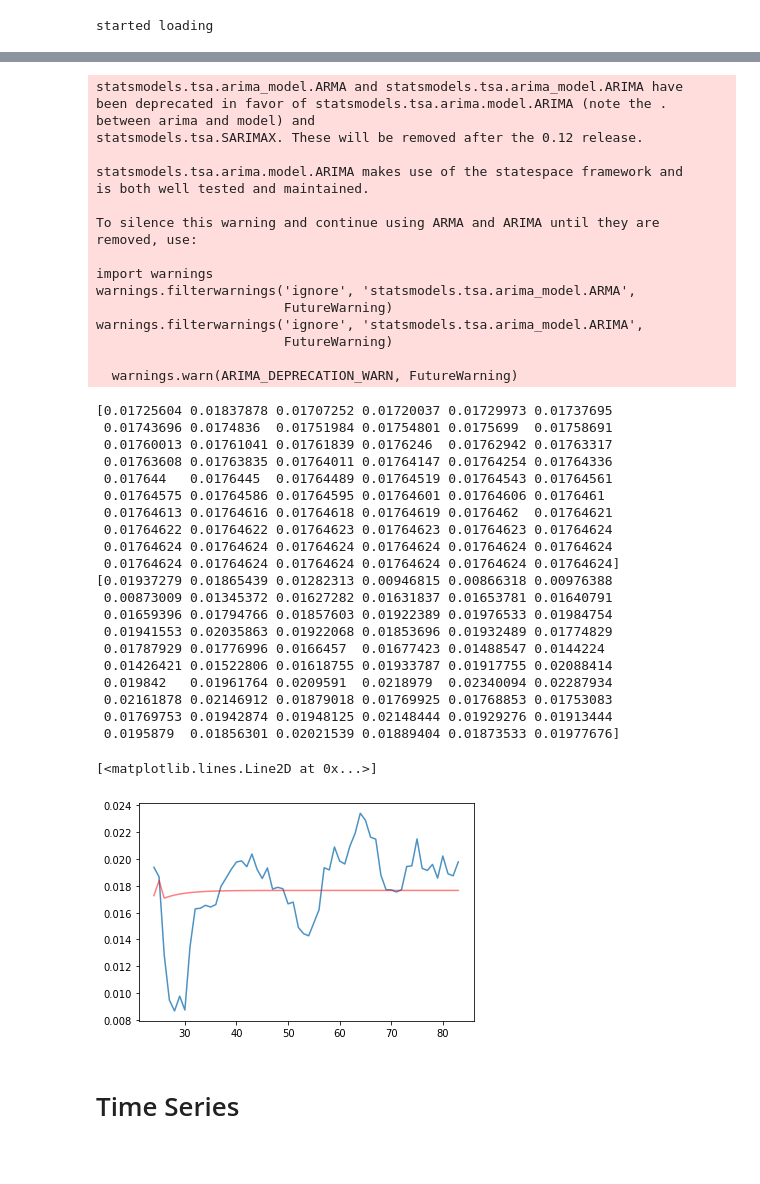
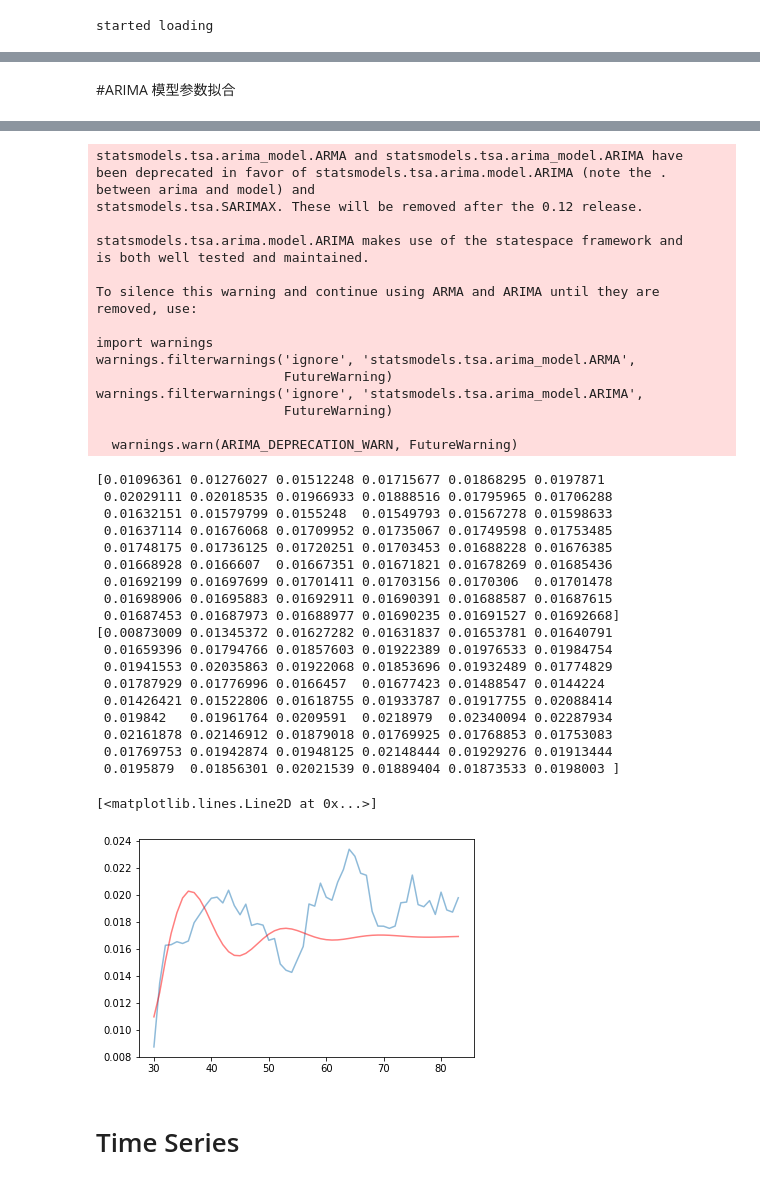
Before and after one commit to MingCHEN-Github/google-trace-analysis, a Jupyter notebook: CPUusage_ClusterLevel_TimeSeries.ipynb, the cells around one changed output, grey strips where cells are left out. Saved outputs shown, nothing was run; the diff lists cells and outputs as text; code cells hidden in the pictures.

```diff
--- a/CPUusage_ClusterLevel_TimeSeries.ipynb
+++ b/CPUusage_ClusterLevel_TimeSeries.ipynb
@@ -167,12 +141,22 @@ Total fit time: 4.207 seconds
+# %% [markdown]
+#ARIMA 模型参数拟合
 # %%
+# 只用84个数据进行拟合，拟合并不是很理想
+# 1）扩充数据规模，预处理，规整数据；2）神经网络方法，3）量子神经网络的方法
+from pmdarima import auto_arima
+stepwise_fit = auto_arima(X, trace=True, suppress_warnings=True)
+# 得出结果 Best model:  ARIMA(1,0,3)(0,0,0)[0] intercept
+#Total fit time: 4.207 seconds
+
+
 # 训练ARIMA的数据集分割，训练集+测试集
 print (X.shape)
-trainSet_arima,testSet_arima = np.split(X,[24])
+trainSet_arima,testSet_arima = np.split(X,[30])
 #testSet_arima = X.iiloc[-20:]
 print(trainSet_arima.shape, testSet_arima.shape)
 
 from statsmodels.tsa.arima_model import ARIMA
-model=ARIMA(trainSet_arima,order=(1,0,3))
+model=ARIMA(trainSet_arima,order=(4,0,0))
 model=model.fit()
 model.summary()
 
@@ -185,6 +169,6 @@ pred = model.predict(start=start, end=end, typ = 'levels')
 print(pred)
 print(testSet_arima)
 
-plt.plot(np.arange(24, 84), testSet_arima, label='Actual_value', alpha=0.8)
-plt.plot(np.arange(24, 84), pred, c='r', label='Predicted_EWMA', alpha=0.5)
+plt.plot(np.arange(30, 84), testSet_arima, label='Actual_value', alpha=0.5)
+plt.plot(np.arange(30, 84), pred, c='r', label='Predicted_EWMA', alpha=0.5)
 # %% [output]
@@ -193,43 +194,41 @@ plt.plot(np.arange(24, 84), pred, c='r', label='Predicted_EWMA', alpha=0.5)
 statsmodels.tsa.arima_model.ARMA and statsmodels.tsa.arima_model.ARIMA have
 been deprecated in favor of statsmodels.tsa.arima.model.ARIMA (note the .
 between arima and model) and
 statsmodels.tsa.SARIMAX. These will be removed after the 0.12 release.
 
 statsmodels.tsa.arima.model.ARIMA makes use of the statespace framework and
 is both well tested and maintained.
 
 To silence this warning and continue using ARMA and ARIMA until they are
 removed, use:
 
 import warnings
 warnings.filterwarnings('ignore', 'statsmodels.tsa.arima_model.ARMA',
                         FutureWarning)
 warnings.filterwarnings('ignore', 'statsmodels.tsa.arima_model.ARIMA',
                         FutureWarning)
 
   warnings.warn(ARIMA_DEPRECATION_WARN, FutureWarning)
-[0.01725604 0.01837878 0.01707252 0.01720037 0.01729973 0.01737695
- 0.01743696 0.0174836  0.01751984 0.01754801 0.0175699  0.01758691
- 0.01760013 0.01761041 0.01761839 0.0176246  0.01762942 0.01763317
- 0.01763608 0.01763835 0.01764011 0.01764147 0.01764254 0.01764336
- 0.017644   0.0176445  0.01764489 0.01764519 0.01764543 0.01764561
- 0.01764575 0.01764586 0.01764595 0.01764601 0.01764606 0.0176461
- 0.01764613 0.01764616 0.01764618 0.01764619 0.0176462  0.01764621
- 0.01764622 0.01764622 0.01764623 0.01764623 0.01764623 0.01764624
- 0.01764624 0.01764624 0.01764624 0.01764624 0.01764624 0.01764624
- 0.01764624 0.01764624 0.01764624 0.01764624 0.01764624 0.01764624]
-[0.01937279 0.01865439 0.01282313 0.00946815 0.00866318 0.00976388
- 0.00873009 0.01345372 0.01627282 0.01631837 0.01653781 0.01640791
+[0.01096361 0.01276027 0.01512248 0.01715677 0.01868295 0.0197871
+ 0.02029111 0.02018535 0.01966933 0.01888516 0.01795965 0.01706288
+ 0.01632151 0.01579799 0.0155248  0.01549793 0.01567278 0.01598633
+ 0.01637114 0.01676068 0.01709952 0.01735067 0.01749598 0.01753485
+ 0.01748175 0.01736125 0.01720251 0.01703453 0.01688228 0.01676385
+ 0.01668928 0.0166607  0.01667351 0.01671821 0.01678269 0.01685436
+ 0.01692199 0.01697699 0.01701411 0.01703156 0.0170306  0.01701478
+ 0.01698906 0.01695883 0.01692911 0.01690391 0.01688587 0.01687615
+ 0.01687453 0.01687973 0.01688977 0.01690235 0.01691527 0.01692668]
+[0.00873009 0.01345372 0.01627282 0.01631837 0.01653781 0.01640791
  0.01659396 0.01794766 0.01857603 0.01922389 0.01976533 0.01984754
  0.01941553 0.02035863 0.01922068 0.01853696 0.01932489 0.01774829
  0.01787929 0.01776996 0.0166457  0.01677423 0.01488547 0.0144224
  0.01426421 0.01522806 0.01618755 0.01933787 0.01917755 0.02088414
  0.019842   0.01961764 0.0209591  0.0218979  0.02340094 0.02287934
  0.02161878 0.02146912 0.01879018 0.01769925 0.01768853 0.01753083
  0.01769753 0.01942874 0.01948125 0.02148444 0.01929276 0.01913444
- 0.0195879  0.01856301 0.02021539 0.01889404 0.01873533 0.01977676]
+ 0.0195879  0.01856301 0.02021539 0.01889404 0.01873533 0.0198003 ]
 [<matplotlib.lines.Line2D at 0x...>]
-[figure, old version]
+[figure, new version]
 # %% [markdown]
 # Time Series
 # %%
```
Also changed, not shown: parts of 9 cells of this notebook, 5 other files.
